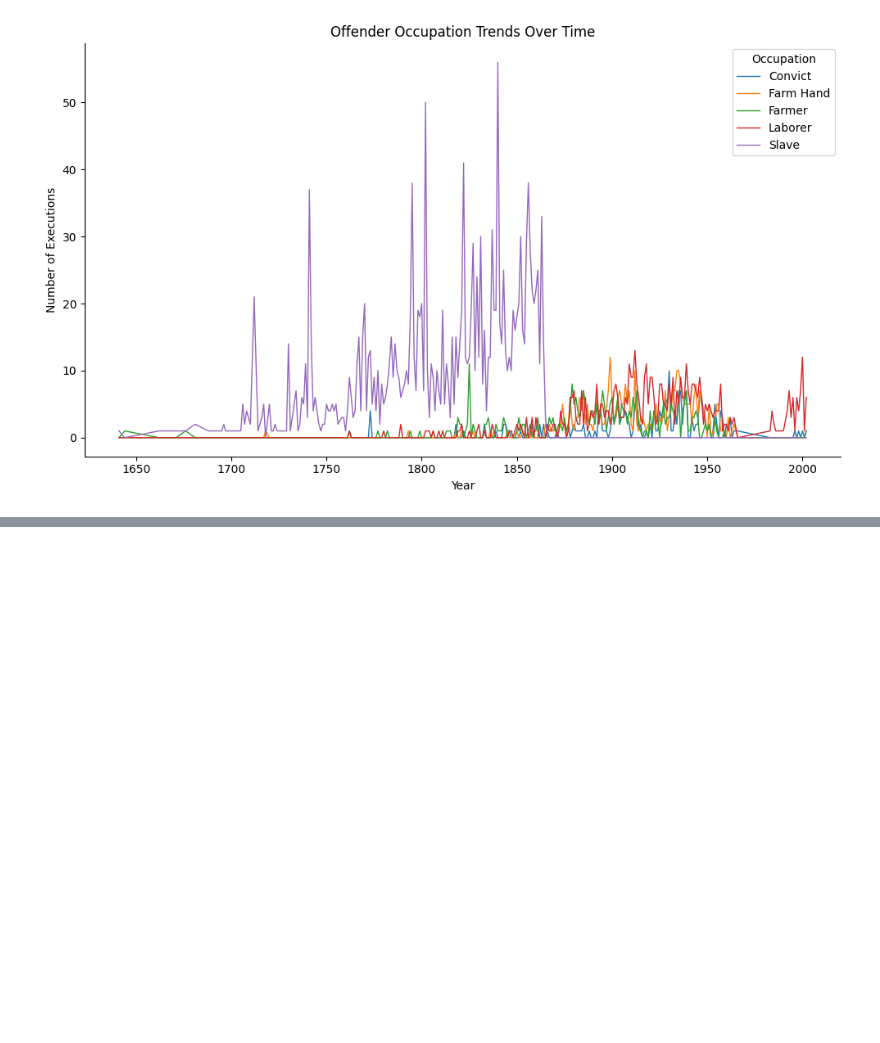
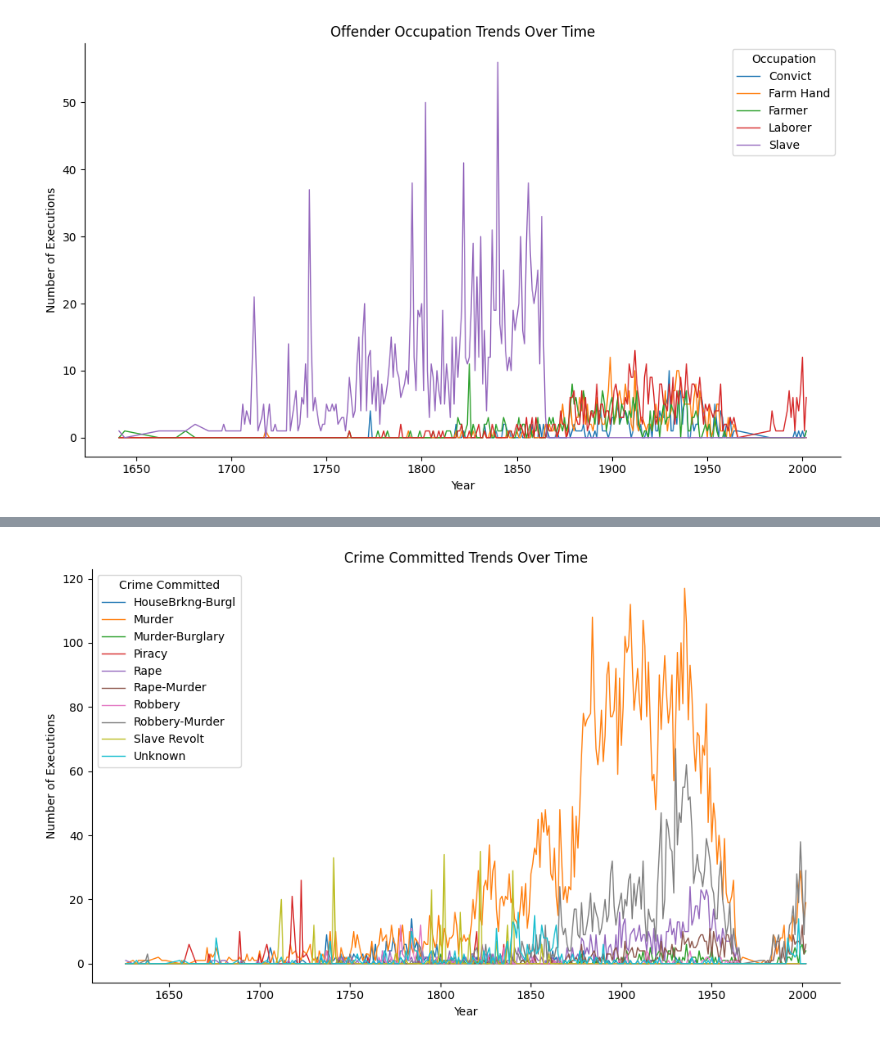
Before and after one commit to max-reevage/us-execution-trends-exploration, a Jupyter notebook: notebooks/combined_execution_data.ipynb, the cells around one changed output, grey strips where cells are left out. Drawn from its saved outputs; the diff is of its cells as text; code cells hidden in the pictures; blank space fills up the shorter version.

```diff
--- a/notebooks/combined_execution_data.ipynb
+++ b/notebooks/combined_execution_data.ipynb
@@ -633,0 +717,13 @@ plt.show()
+# %%
+crimes_committed2 = df_h['crime_com'].value_counts().head(10)
+df_h2 = df_h[df_h['crime_com'].isin(crimes_committed2.index)]
+crime_com_trends = df_h2.groupby(['date_year', 'crime_com']).size().unstack(fill_value=0).sort_index()
+
+plt.figure(figsize=(10,6))
+sns.lineplot(data=crime_com_trends, palette="tab10", linewidth=1, dashes=False)
+
+plt.legend(title='Crime Committed')
+viz_format(title='Crime Committed Trends Over Time', xlabel='Year', ylabel='Number of Executions')
+plt.show()
+# %% [output]
+[figure, added]
```
Also changed, not shown: parts of 14 cells of this notebook, 13 other files.
